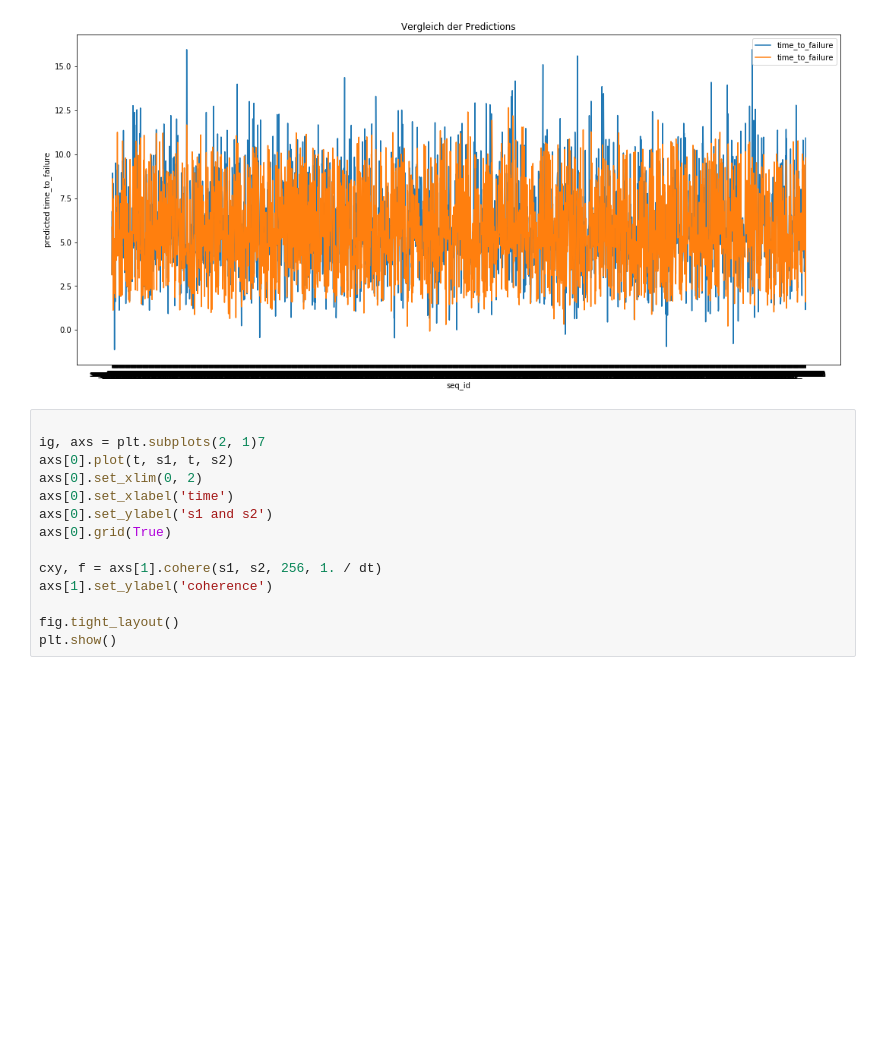
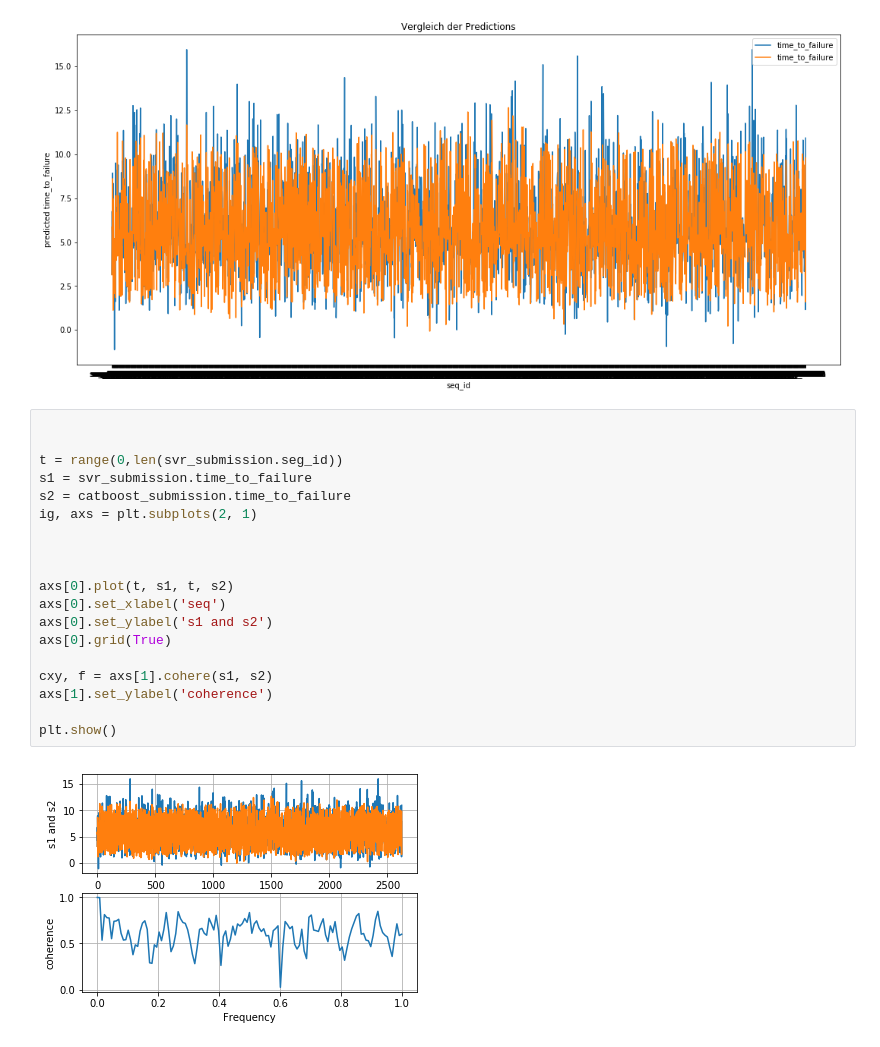
Before and after one commit to domelein/CAS_PML_Earthquake_pred, a Jupyter notebook: Submission_Vergleich.ipynb, the cells around one changed output. Saved outputs shown, nothing was run; the diff lists cells and outputs as text; blank space fills up the shorter version.

```diff
--- a/Submission_Vergleich.ipynb
+++ b/Submission_Vergleich.ipynb
@@ -24,15 +24,22 @@ plt.show()
 [figure]
 # %%
 
-ig, axs = plt.subplots(2, 1)7
+
+t = range(0,len(svr_submission.seg_id))
+s1 = svr_submission.time_to_failure
+s2 = catboost_submission.time_to_failure
+ig, axs = plt.subplots(2, 1)
+
+
+
 axs[0].plot(t, s1, t, s2)
-axs[0].set_xlim(0, 2)
-axs[0].set_xlabel('time')
+axs[0].set_xlabel('seq')
 axs[0].set_ylabel('s1 and s2')
 axs[0].grid(True)
 
-cxy, f = axs[1].cohere(s1, s2, 256, 1. / dt)
+cxy, f = axs[1].cohere(s1, s2)
 axs[1].set_ylabel('coherence')
 
-fig.tight_layout()
 plt.show()
+# %% [output]
+[figure, added]
```
Also changed, not shown: 4 other files.
